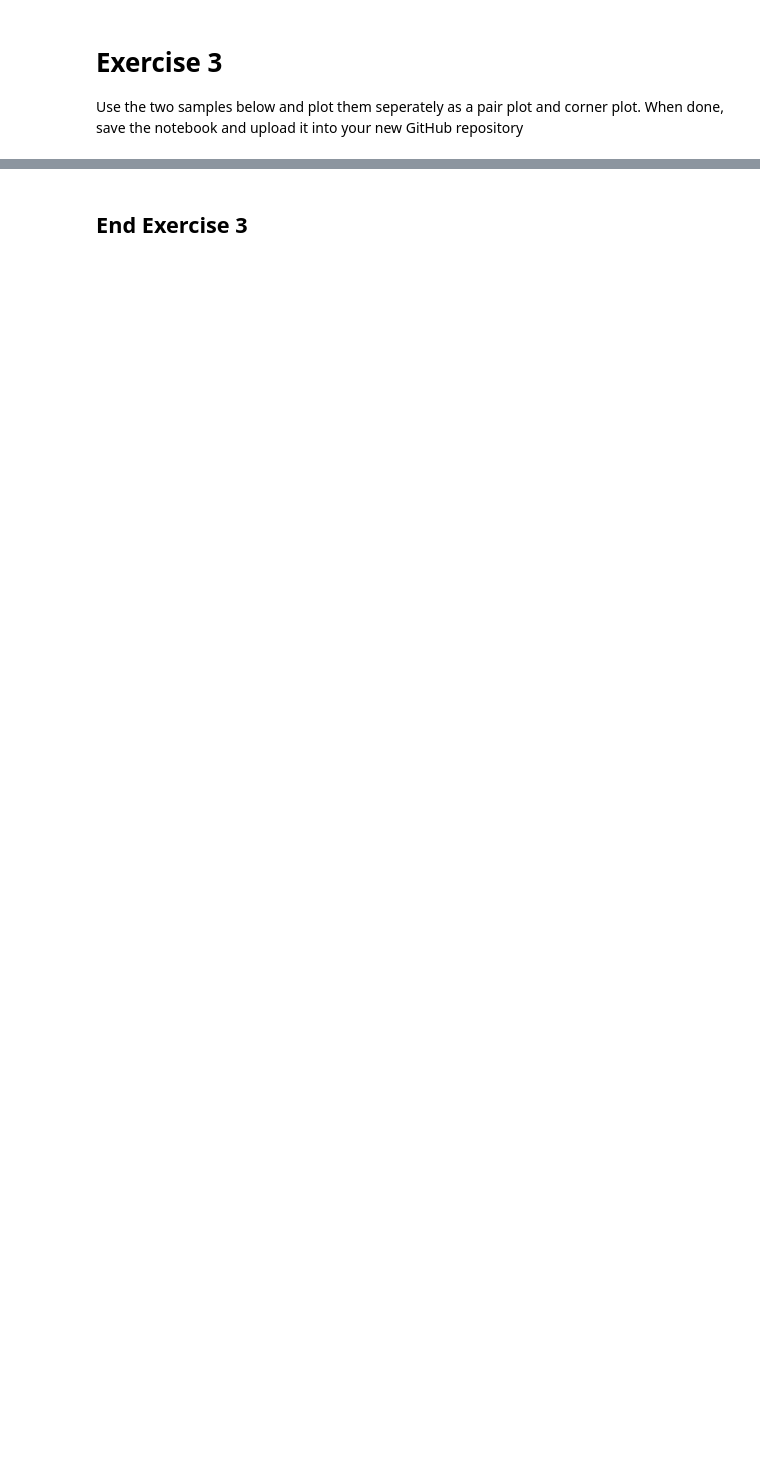
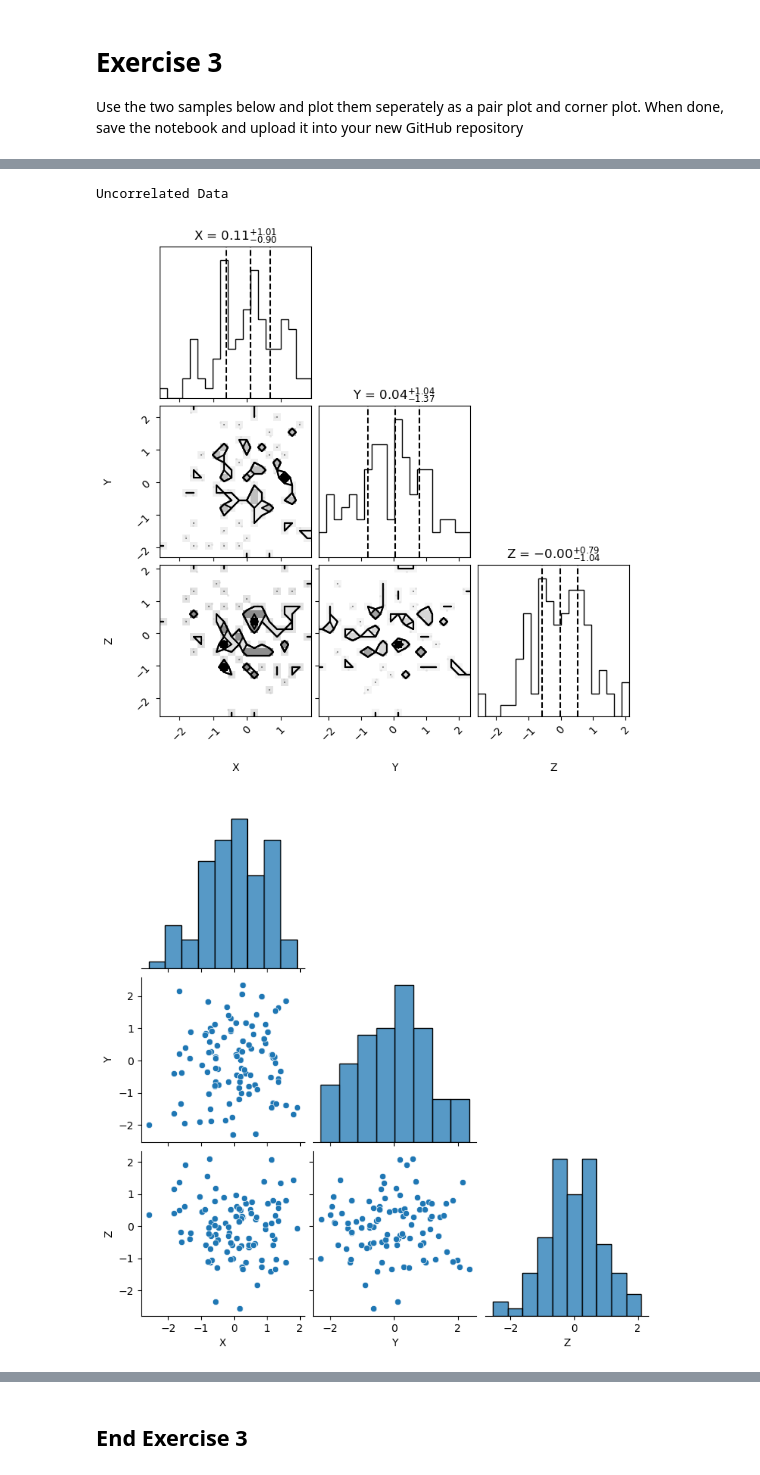
Before and after one commit to joshmoy/Applied-Data-Science-1, a Jupyter notebook: Version Control and Further Graphs.ipynb, the cells around one changed output, grey strips where cells are left out. Cells and saved outputs as stored; diff of their text form; code cells hidden in the pictures; blank space fills up the shorter version.

```diff
--- a/Version Control and Further Graphs.ipynb
+++ b/Version Control and Further Graphs.ipynb
@@ -279,3 +324,12 @@ random_matrix = np.random.rand(3, 3)
 cov = np.dot(random_matrix, random_matrix.T)
 correlated_data = np.random.multivariate_normal(mean, cov, size=100)
 df_correlated = pd.DataFrame(correlated_data, columns=['X', 'Y', 'Z'])
+# %%
+data = [df_uncorrelated, df_correlated]
+titles = ['Uncorrelated Data', 'Correlated Data']
+
+for idx, df in enumerate(data):
+    print(titles[idx], end='\n\n')
+    plot_cornerplot(df)
+    plot_pairplot(df)
+# %% [output]
@@ -281,0 +339,3 @@ df_correlated = pd.DataFrame(correlated_data, columns=['X', 'Y', 'Z'])
+Uncorrelated Data
+[figure, added]
+[figure, added]
```
Also changed, not shown: parts of 10 cells of this notebook.
